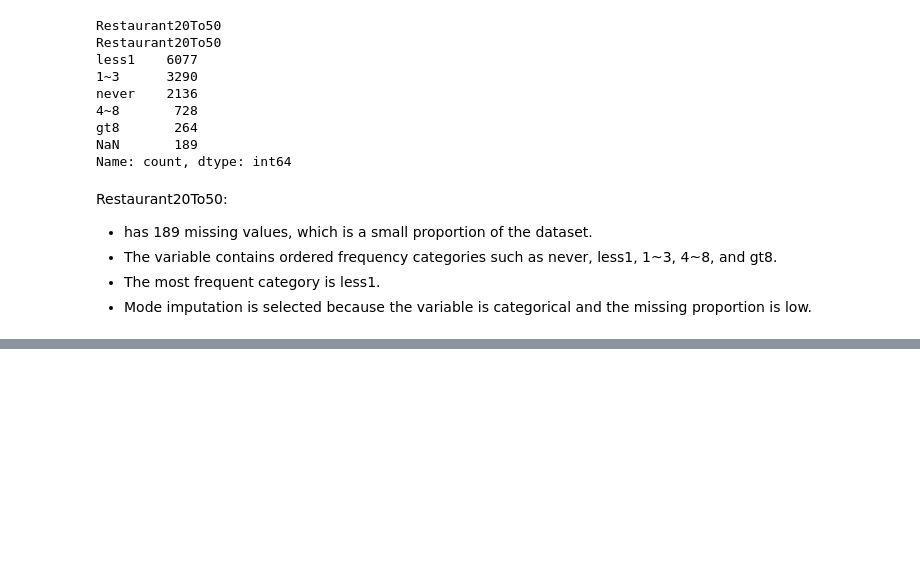
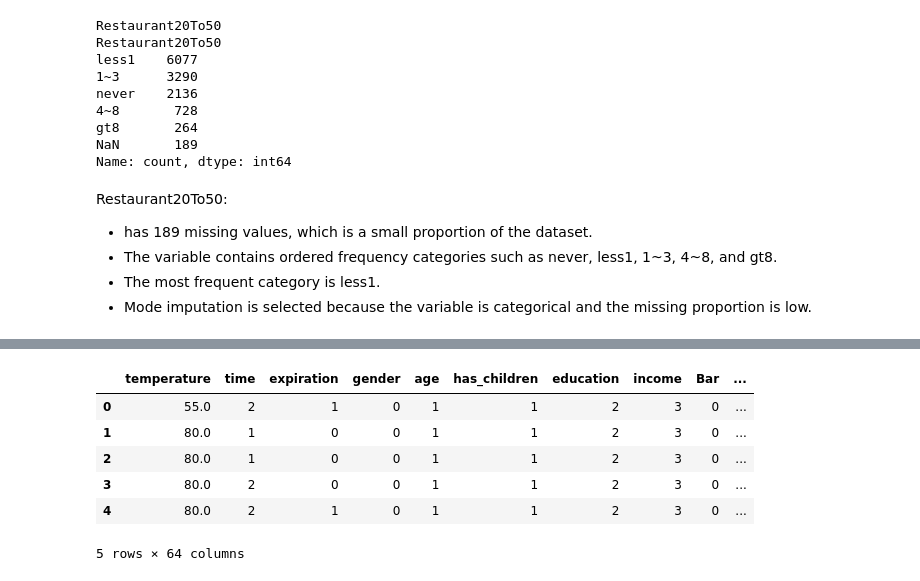
Before and after one commit to ChDXXX/IFN580-A1, a Jupyter notebook: Task1.ipynb, the cells around one changed output, grey strips where cells are left out. Saved outputs shown, nothing was run; the diff lists cells and outputs as text; code cells hidden in the pictures; blank space fills up the shorter version.

```diff
--- a/Task1.ipynb
+++ b/Task1.ipynb
@@ -262,0 +458,10 @@ array(['21', '46', '26', '31', '41', '50plus', '36', 'below21'],
+# %%
+df.head()
+# %% [output]
+|  | temperature | time | expiration | gender | age | has_children | education | income | Bar | ... |
+| 0 | 55.0 | 2 | 1 | 0 | 1 | 1 | 2 | 3 | 0 | ... |
+| 1 | 80.0 | 1 | 0 | 0 | 1 | 1 | 2 | 3 | 0 | ... |
+| 2 | 80.0 | 1 | 0 | 0 | 1 | 1 | 2 | 3 | 0 | ... |
+| 3 | 80.0 | 2 | 0 | 0 | 1 | 1 | 2 | 3 | 0 | ... |
+| 4 | 80.0 | 2 | 1 | 0 | 1 | 1 | 2 | 3 | 0 | ... |
+5 rows × 64 columns
```
Also changed, not shown: parts of 55 cells of this notebook.
